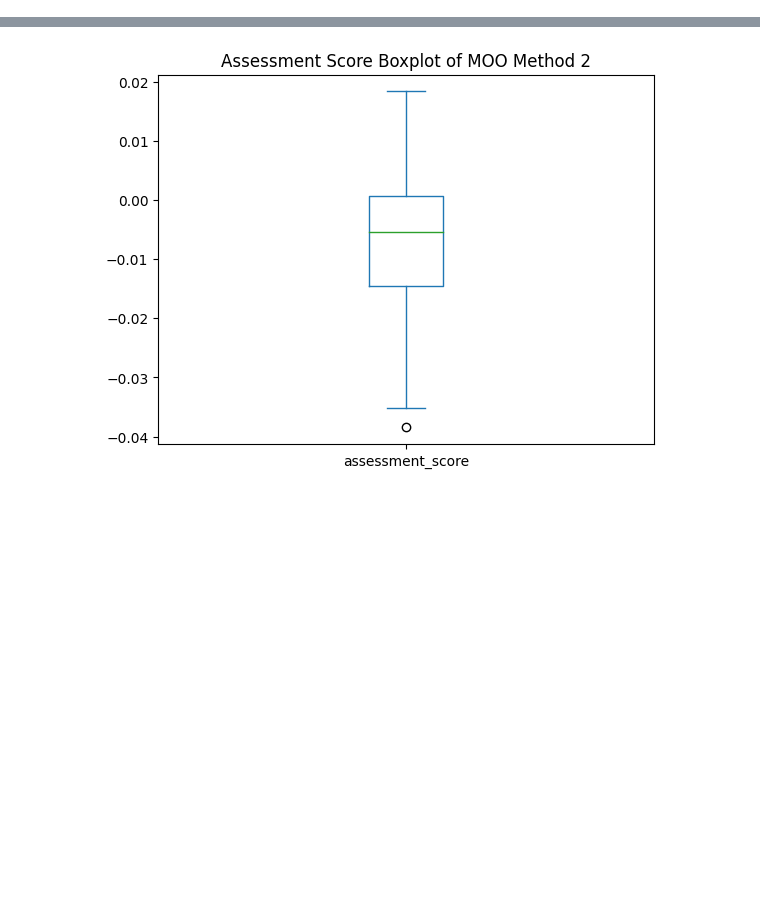
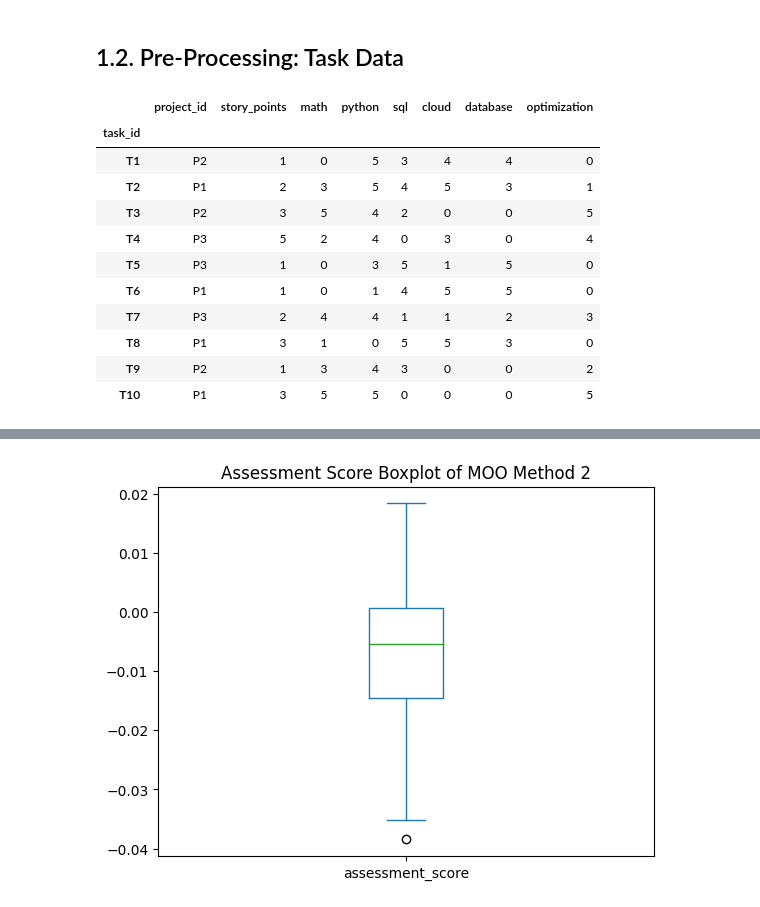
Before and after one commit to TK-Bunga-Matahari/shinchan, a Jupyter notebook: project1_task-management/solution/competency_assesment/extract_result.ipynb, the cells around one changed output, grey strips where cells are left out. Cells and saved outputs as stored; diff of their text form; code cells hidden in the pictures; blank space fills up the shorter version.

```diff
--- a/project1_task-management/solution/competency_assesment/extract_result.ipynb
+++ b/project1_task-management/solution/competency_assesment/extract_result.ipynb
@@ -4,0 +14,3 @@ import matplotlib.pyplot as plt
+# %%
+new_employee_path = "./data/fixed_data_employee.csv"
+new_task_path = "./data/fixed_data_task.csv"
@@ -4,0 +41,23 @@ import matplotlib.pyplot as plt
+# %% [markdown]
+## 1.2. Pre-Processing: Task Data
+# %%
+task_df = pd.read_csv(new_task_path, index_col="task_id")
+
+tasks = task_df.index.tolist()
+company_names = list(set(task_df["project_id"]))
+story_points = task_df["story_points"].to_dict()
+
+task_df
+# %% [output]
+|  | project_id | story_points | math | python | sql | cloud | database | optimization |
+| task_id |  |  |  |  |  |  |  |  |
+| T1 | P2 | 1 | 0 | 5 | 3 | 4 | 4 | 0 |
+| T2 | P1 | 2 | 3 | 5 | 4 | 5 | 3 | 1 |
+| T3 | P2 | 3 | 5 | 4 | 2 | 0 | 0 | 5 |
+| T4 | P3 | 5 | 2 | 4 | 0 | 3 | 0 | 4 |
+| T5 | P3 | 1 | 0 | 3 | 5 | 1 | 5 | 0 |
+| T6 | P1 | 1 | 0 | 1 | 4 | 5 | 5 | 0 |
+| T7 | P3 | 2 | 4 | 4 | 1 | 1 | 2 | 3 |
+| T8 | P1 | 3 | 1 | 0 | 5 | 5 | 3 | 0 |
+| T9 | P2 | 1 | 3 | 4 | 3 | 0 | 0 | 2 |
+| T10 | P1 | 3 | 5 | 5 | 0 | 0 | 0 | 5 |
```
Also changed, not shown: parts of 14 cells of this notebook.
